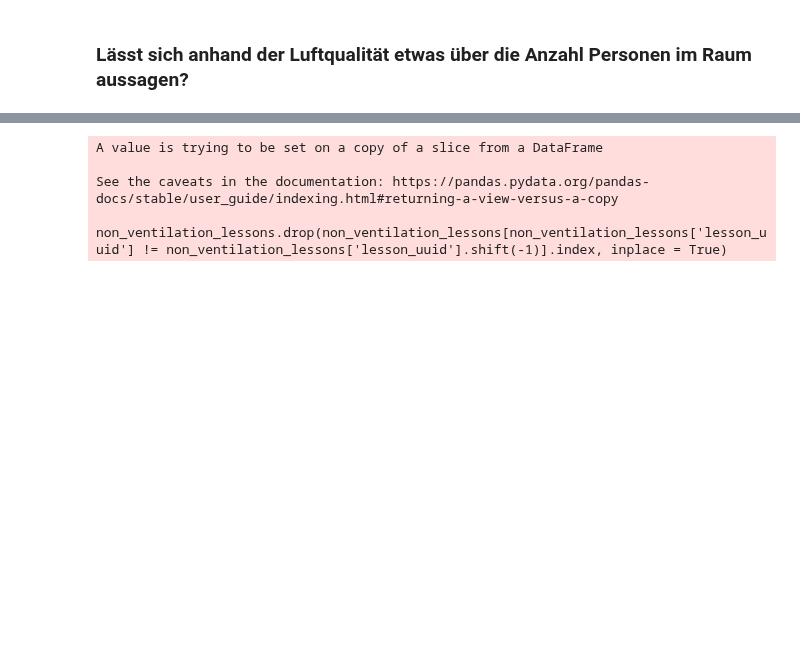
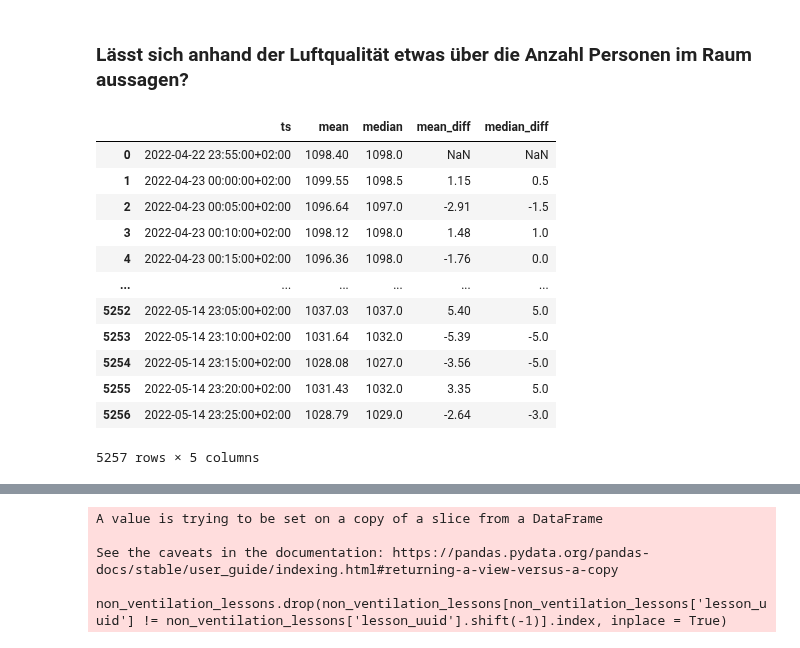
Before and after one commit to Smart-Classroom-Challenge/Data-Evaluation, a Jupyter notebook: Forschungsfrage_2.ipynb, the cells around one changed output, grey strips where cells are left out. Saved outputs shown, nothing was run; the diff lists cells and outputs as text; code cells hidden in the pictures; blank space fills up the shorter version.

```diff
--- a/Forschungsfrage_2.ipynb
+++ b/Forschungsfrage_2.ipynb
@@ -13,6 +13,7 @@ import pandas as pd
 import matplotlib.pyplot as plt
 
 from datetime import datetime, timedelta
+from sqlalchemy import create_engine
 
 class QueryTool:
     plt.rcParams['timezone'] = "CET"
@@ -39,6 +40,10 @@ class QueryTool:
             database = db_database,
             user     = db_username,
             password = db_password)
+
+    def __get_alchemy_connection(self):
+        db_hostname, db_database, db_username, db_password = self.__read_config()
+        return create_engine(f'postgresql+psycopg2://{db_username}:{db_password}@{db_hostname}/{db_database}').connect()
 
     def get_measurement(self, name, startDate, endDate):
         con = self.__get_connection()
@@ -165,9 +170,41 @@ class QueryTool:
         df = df.sort_values(['time'], ascending=True)
         return df
 
+    def get_timebuckets_with_diff(self, name, parameter="co2", bucket_minutes=5):
+        con = self.__get_alchemy_connection()
+
+        sql_timebuckets = f"""
+            SET timezone = 'CET';
+            SELECT * FROM timebuckets_primarklasse_eg;
+        """
+
+        result = pd.read_sql_query(sql_timebuckets, con)
+
+        if not result.empty:
+            result["ts"] = result["ts"].dt.tz_convert("CET")
+
+        con.close()
+        return result
+
 qt = QueryTool()
 # %% [markdown]
 ### Lässt sich anhand der Luftqualität etwas über die Anzahl Personen im Raum aussagen?
+# %%
+qt.get_timebuckets_with_diff("Primarklasse_EG")
+# %% [output]
+|  | ts | mean | median | mean_diff | median_diff |
+| 0 | 2022-04-22 23:55:00+02:00 | 1098.40 | 1098.0 | NaN | NaN |
+| 1 | 2022-04-23 00:00:00+02:00 | 1099.55 | 1098.5 | 1.15 | 0.5 |
+| 2 | 2022-04-23 00:05:00+02:00 | 1096.64 | 1097.0 | -2.91 | -1.5 |
+| 3 | 2022-04-23 00:10:00+02:00 | 1098.12 | 1098.0 | 1.48 | 1.0 |
+| 4 | 2022-04-23 00:15:00+02:00 | 1096.36 | 1098.0 | -1.76 | 0.0 |
+| ... | ... | ... | ... | ... | ... |
+| 5252 | 2022-05-14 23:05:00+02:00 | 1037.03 | 1037.0 | 5.40 | 5.0 |
+| 5253 | 2022-05-14 23:10:00+02:00 | 1031.64 | 1032.0 | -5.39 | -5.0 |
+| 5254 | 2022-05-14 23:15:00+02:00 | 1028.08 | 1027.0 | -3.56 | -5.0 |
+| 5255 | 2022-05-14 23:20:00+02:00 | 1031.43 | 1032.0 | 3.35 | 5.0 |
+| 5256 | 2022-05-14 23:25:00+02:00 | 1028.79 | 1029.0 | -2.64 | -3.0 |
+5257 rows × 5 columns
 # %%
 stundenplan_primar_EG = [
     # week offset, (hour_start, minute_start), (hour_start, minute_start), people
```
Also changed, not shown: parts of 2 cells of this notebook, 2 other files.
